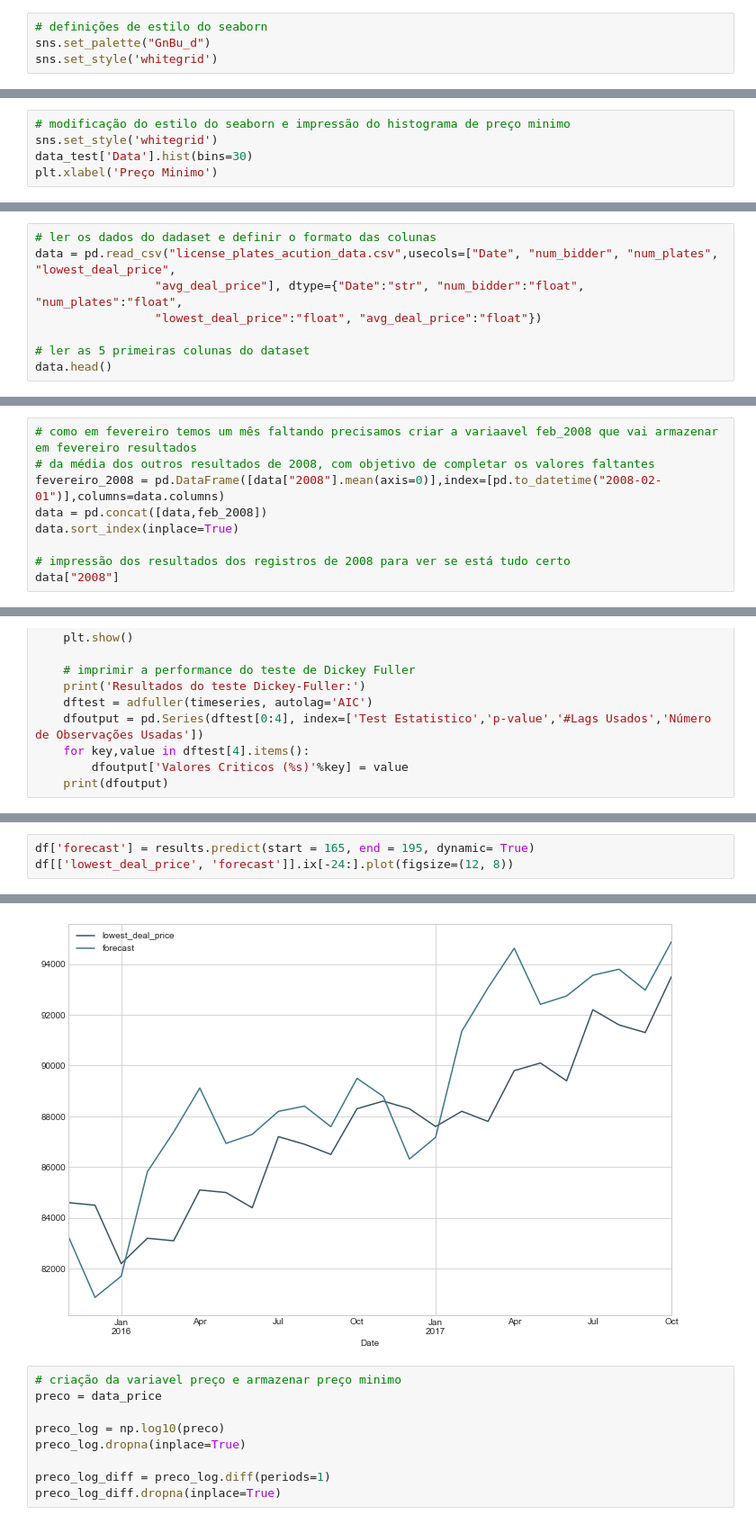
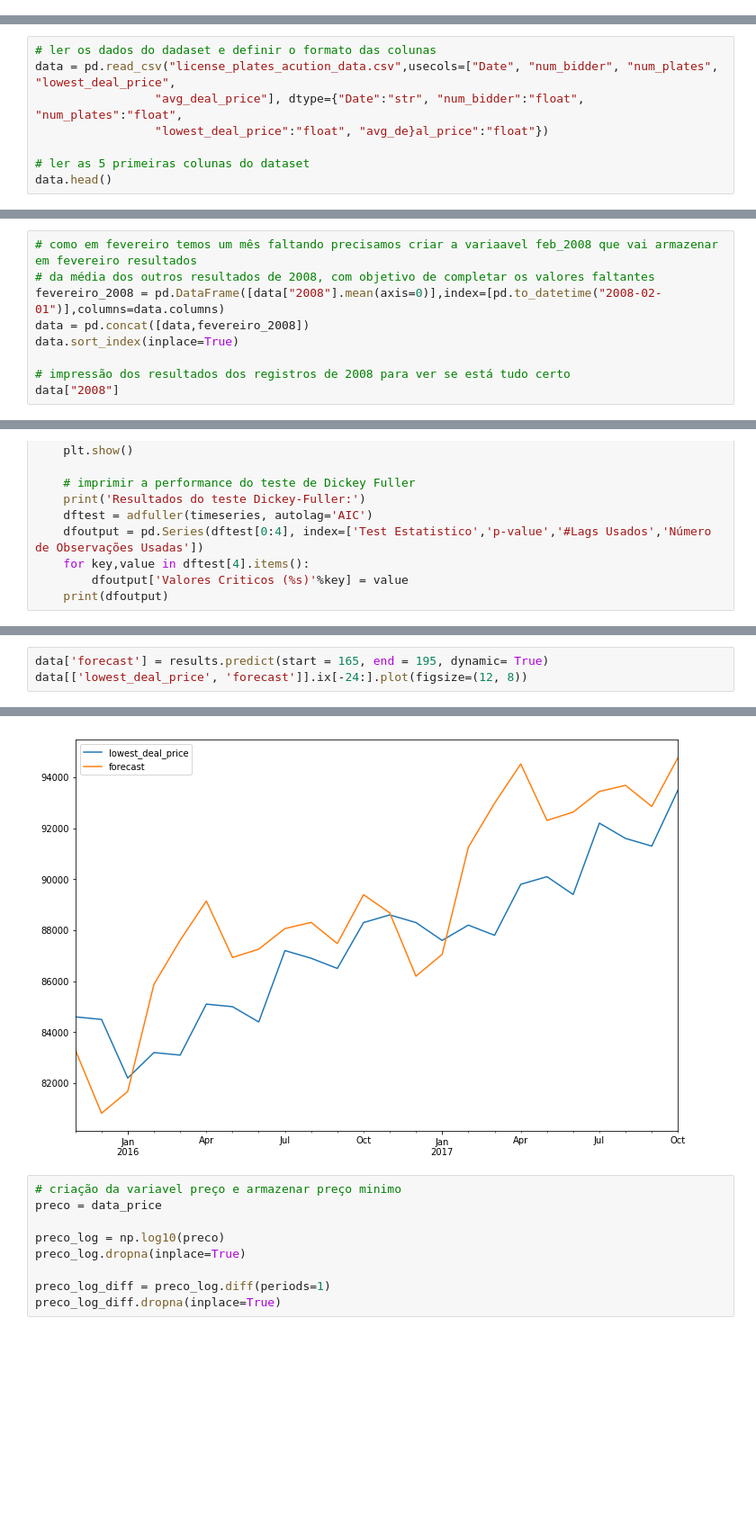
Before and after one commit to MarcusWiilo/capstone_udacity, a Jupyter notebook: capstone_project_udacity.ipynb, the cells around one changed output, grey strips where cells are left out. Shown at 90% size. Saved outputs shown, nothing was run; the diff lists cells and outputs as text; blank space fills up the shorter version.

```diff
--- a/capstone_project_udacity.ipynb
+++ b/capstone_project_udacity.ipynb
@@ -394,4 +343,0 @@ df.head()
-# %%
-# definições de estilo do seaborn
-sns.set_palette("GnBu_d")
-sns.set_style('whitegrid')
@@ -671,5 +625,0 @@ Codigos criados com base nos estudos das bibliotecas para se traballhar com algo
-# %%
-# modificação do estilo do seaborn e impressão do histograma de preço minimo
-sns.set_style('whitegrid')
-data_test['Data'].hist(bins=30)
-plt.xlabel('Preço Minimo')
@@ -871,7 +649,7 @@ Indiretamente utilizei codigos do repositório Seasonal_ARIMA_MODEL_Portland_tra
 # ler os dados do dadaset e definir o formato das colunas
 data = pd.read_csv("license_plates_acution_data.csv",usecols=["Date", "num_bidder", "num_plates", "lowest_deal_price",
                  "avg_deal_price"], dtype={"Date":"str", "num_bidder":"float", "num_plates":"float",
-                 "lowest_deal_price":"float", "avg_deal_price":"float"})
+                 "lowest_deal_price":"float", "avg_de}al_price":"float"})
 
 # ler as 5 primeiras colunas do dataset
 data.head()
@@ -921,7 +699,7 @@ for y in range(2002,2018):
 # como em fevereiro temos um mês faltando precisamos criar a variaavel feb_2008 que vai armazenar em fevereiro resultados
 # da média dos outros resultados de 2008, com objetivo de completar os valores faltantes
 fevereiro_2008 = pd.DataFrame([data["2008"].mean(axis=0)],index=[pd.to_datetime("2008-02-01")],columns=data.columns)
-data = pd.concat([data,feb_2008])
+data = pd.concat([data,fevereiro_2008])
 data.sort_index(inplace=True)
 
 # impressão dos resultados dos registros de 2008 para ver se está tudo certo
@@ -1158,4 +923,4 @@ legend.get_frame().set_facecolor('w')
 # %%
-df['forecast'] = results.predict(start = 165, end = 195, dynamic= True)
-df[['lowest_deal_price', 'forecast']].ix[-24:].plot(figsize=(12, 8))
+data['forecast'] = results.predict(start = 165, end = 195, dynamic= True)
+data[['lowest_deal_price', 'forecast']].ix[-24:].plot(figsize=(12, 8))
 # %% [output]
@@ -1169,4 +928,4 @@ http://pandas.pydata.org/pandas-docs/stable/indexing.html#ix-indexer-is-deprecat
-[figure, old version]
+[figure, new version]
 # %%
 # criação da variavel preço e armazenar preço minimo
 preco = data_price
```
Also changed, not shown: parts of 95 cells of this notebook, 1 other file.
